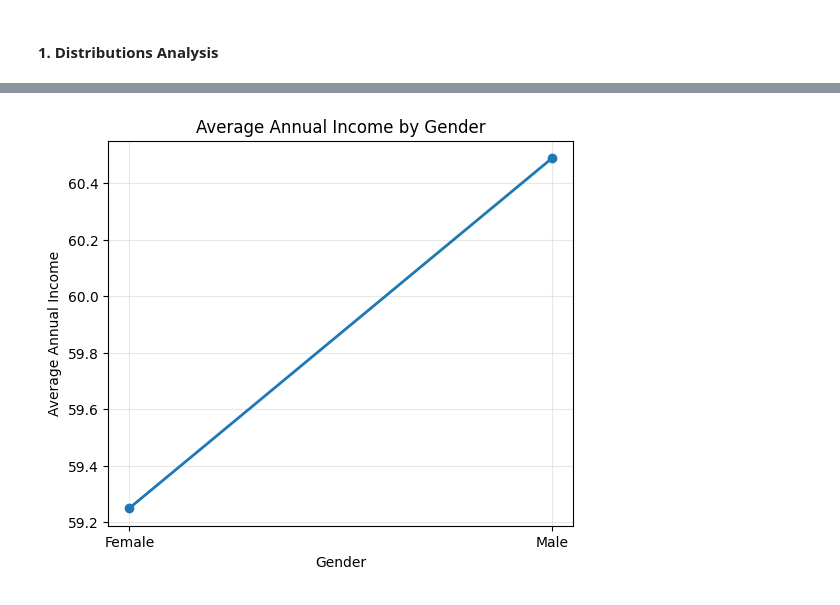
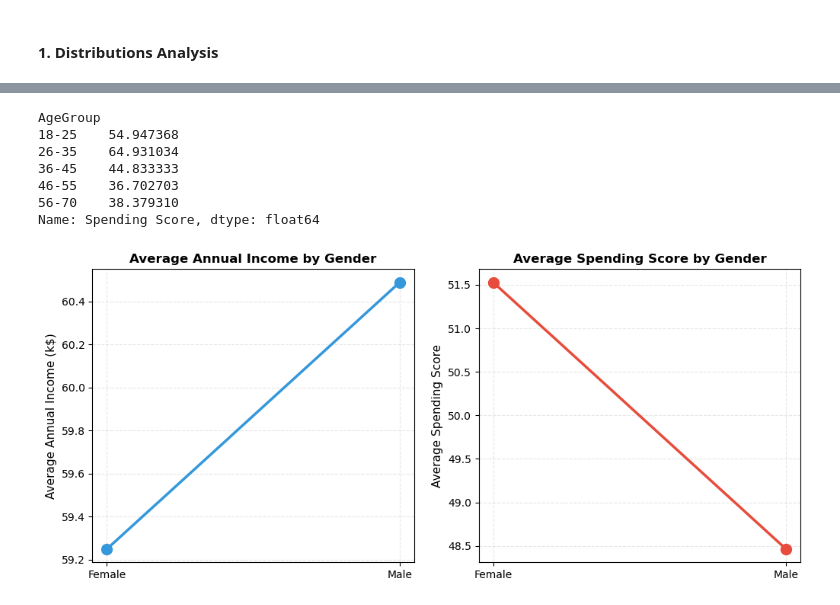
Before and after one commit to joicesebastiao/customer-segmentation-analysis, a Jupyter notebook: notebook/customer-segmentation.ipynb.ipynb, the cells around one changed output, grey strips where cells are left out. Cells and saved outputs as stored; diff of their text form; code cells hidden in the pictures.

```diff
--- a/notebook/customer-segmentation.ipynb.ipynb
+++ b/notebook/customer-segmentation.ipynb.ipynb
@@ -90,5 +81,0 @@ df['AgeGroup'] = pd.cut(df['Age'], bins=bins, labels=labels, include_lowest=True
-# %%
-bins   = [15, 40, 70, 100, 145]
-labels = ['Low', 'Medium', 'High', 'Very High']
-
-df['IncomeGroup'] = pd.cut(df['Annual Income'], bins=bins, labels=labels, include_lowest=True)
@@ -173,0 +132,4 @@ plt.show()
+# %%
+bins = [18, 25, 35, 45, 55, 70]
+labels = ['18-25', '26-35', '36-45', '46-55', '56-70']
+df_clean['AgeGroup'] = pd.cut(df_clean['Age'], bins=bins, labels=labels, include_lowest=True)
@@ -173,0 +142,5 @@ plt.show()
+# %%
+bins   = [15, 40, 70, 100, 145]
+labels = ['Low', 'Medium', 'High', 'Very High']
+
+df_clean['IncomeGroup'] = pd.cut(df_clean['Annual Income'], bins=bins, labels=labels, include_lowest=True)
@@ -173,0 +153,2 @@ plt.show()
+# %%
+df_clean['SpendingGroup'] = pd.cut(df_clean['Spending Score'], bins=[0, 25, 50, 75, 100], labels=['Very Low','Low','High','Very High'], include_lowest=True)
@@ -173,0 +218,10 @@ plt.show()
+# %%
+df_clean.groupby('AgeGroup')['Spending Score'].mean()
+# %% [output]
+AgeGroup
+18-25    54.947368
+26-35    64.931034
+36-45    44.833333
+46-55    36.702703
+56-70    38.379310
+Name: Spending Score, dtype: float64
@@ -174,11 +230,21 @@ plt.show()
 # %%
-grouped = df_clean.groupby('Gender')['Annual Income'].mean()
-plt.figure(figsize=(6,5))
-plt.plot(grouped.index, grouped.values, marker='o', linewidth=2)
-plt.xlabel('Gender')
-plt.ylabel('Average Annual Income')
-plt.title('Average Annual Income by Gender')
-plt.grid(alpha = 0.3)
+fig, axes = plt.subplots(1, 2, figsize=(12, 5))
+
+grouped_income = df_clean.groupby('Gender')['Annual Income'].mean()
+grouped_spending = df_clean.groupby('Gender')['Spending Score'].mean()
+
+# Income
+axes[0].plot(grouped_income.index, grouped_income.values, marker='o', color='#3498db', linewidth=2.5, markersize=10)
+axes[0].set_title('Average Annual Income by Gender', fontsize=12, fontweight='bold')
+axes[0].set_ylabel('Average Annual Income (k$)', fontsize=11)
+axes[0].grid(alpha=0.3, linestyle='--')
+
+# Spending Score
+axes[1].plot(grouped_spending.index, grouped_spending.values, marker='o', color='#e74c3c', linewidth=2.5, markersize=10)
+axes[1].set_title('Average Spending Score by Gender', fontsize=12, fontweight='bold')
+axes[1].set_ylabel('Average Spending Score', fontsize=11)
+axes[1].grid(alpha=0.3, linestyle='--')
+
 plt.show()
 # %% [output]
-[figure, old version]
+[figure, new version]
```
Also changed, not shown: parts of 29 cells of this notebook.
